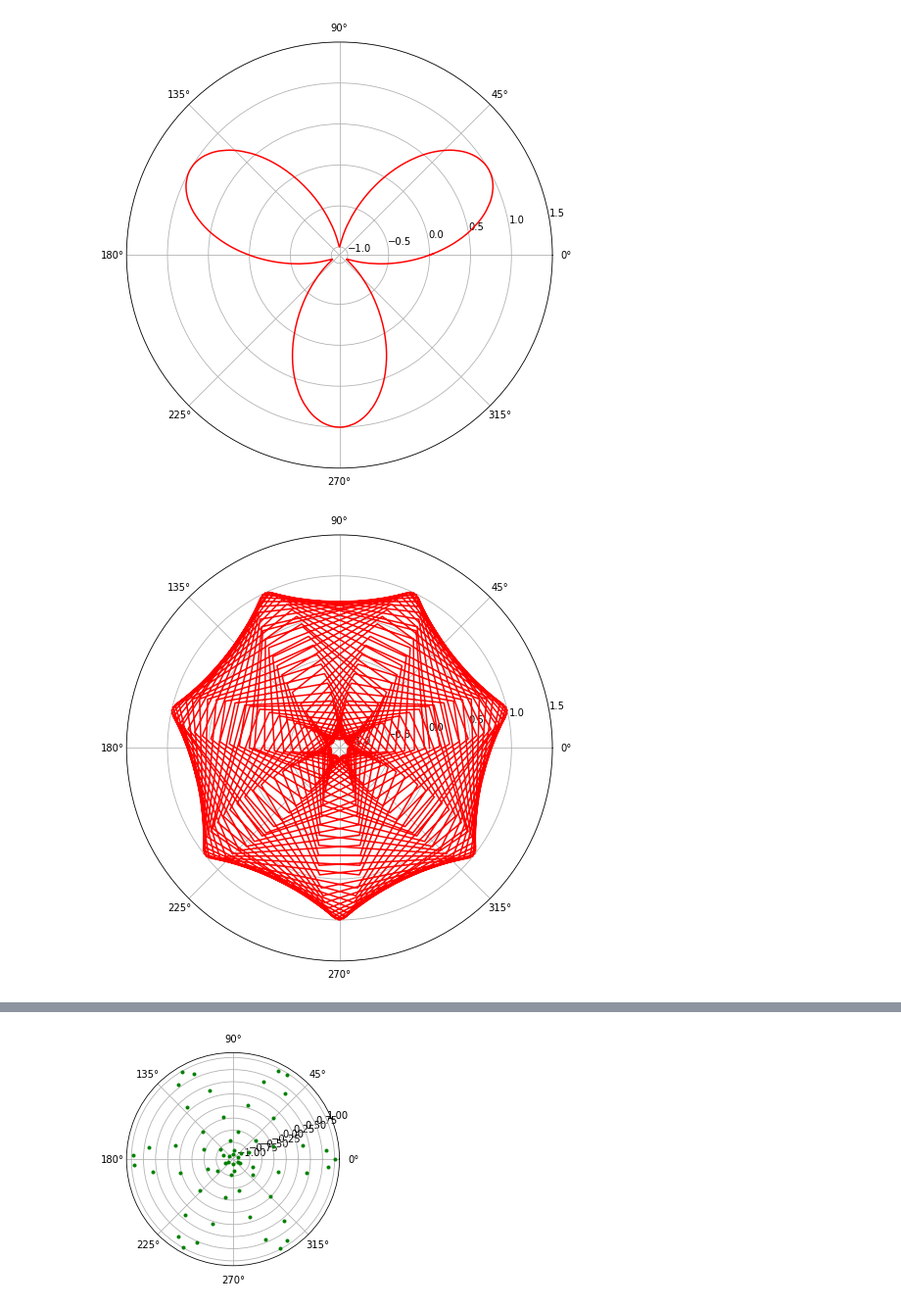
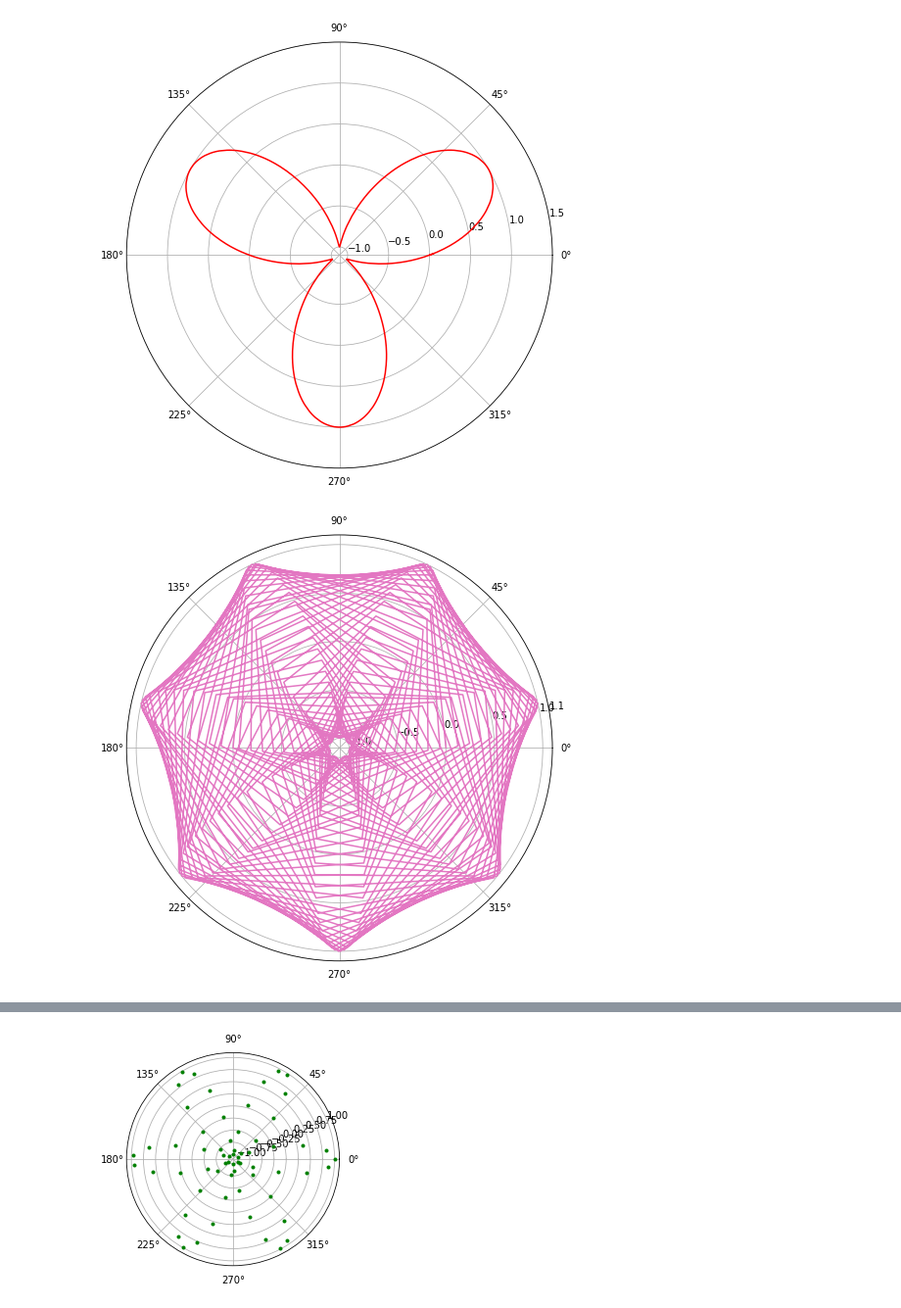
Before and after one commit to sampad95/python_and_jupyter-notebook_scripting, a Jupyter notebook: numpy/Practice.ipynb, the cells around one changed output, grey strips where cells are left out. Shown at 98% size. Saved outputs shown, nothing was run; the diff lists cells and outputs as text; code cells hidden in the pictures.

```diff
--- a/numpy/Practice.ipynb
+++ b/numpy/Practice.ipynb
@@ -162,35 +162,35 @@ plt.show()
 # %%
 import matplotlib.pyplot as plt
 import numpy as np
 
 # r = np.arange(0, 2, 0.01)
 # theta = 2 * np.pi * r
 
 #n = 180
 n = 360
 x = np.arange(0, n+1, 1)
 Θ = x
 
 # Θ = np.pi*np.arange(-5, 5, 1)
 
 y1 = np.round(np.sin(7*Θ), 3)
 #y2 = np.round(np.cos(6*Θ), 3)
 
 
 
 fig, ax = plt.subplots(figsize=(8,8), subplot_kw={'projection': 'polar'})
-ax.plot(Θ, y1, c='r')
+ax.plot(Θ, y1, c='tab:pink')
 #ax.plot(Θ, y2, c='g')
 
 #ax.set_rmax(1.5)
-ax.set_rticks([-1.0, -0.5, 0, 0.5, 1, 1.5])  # Less radial ticks
+ax.set_rticks([-1.0, -0.5, 0, 0.5, 1, 1.1])  # Less radial ticks
 ax.set_rlabel_position(10)  # Move radial labels away from plotted line
 ax.grid(True)
 
 #ax.set_title("A line plot on a polar axis", va='bottom')
 plt.show()
 # %% [output]
-[figure, old version]
+[figure, new version]
 # %%
 import matplotlib.pyplot as plt
 import numpy as np
```
Also changed, not shown: parts of 4 cells of this notebook.
